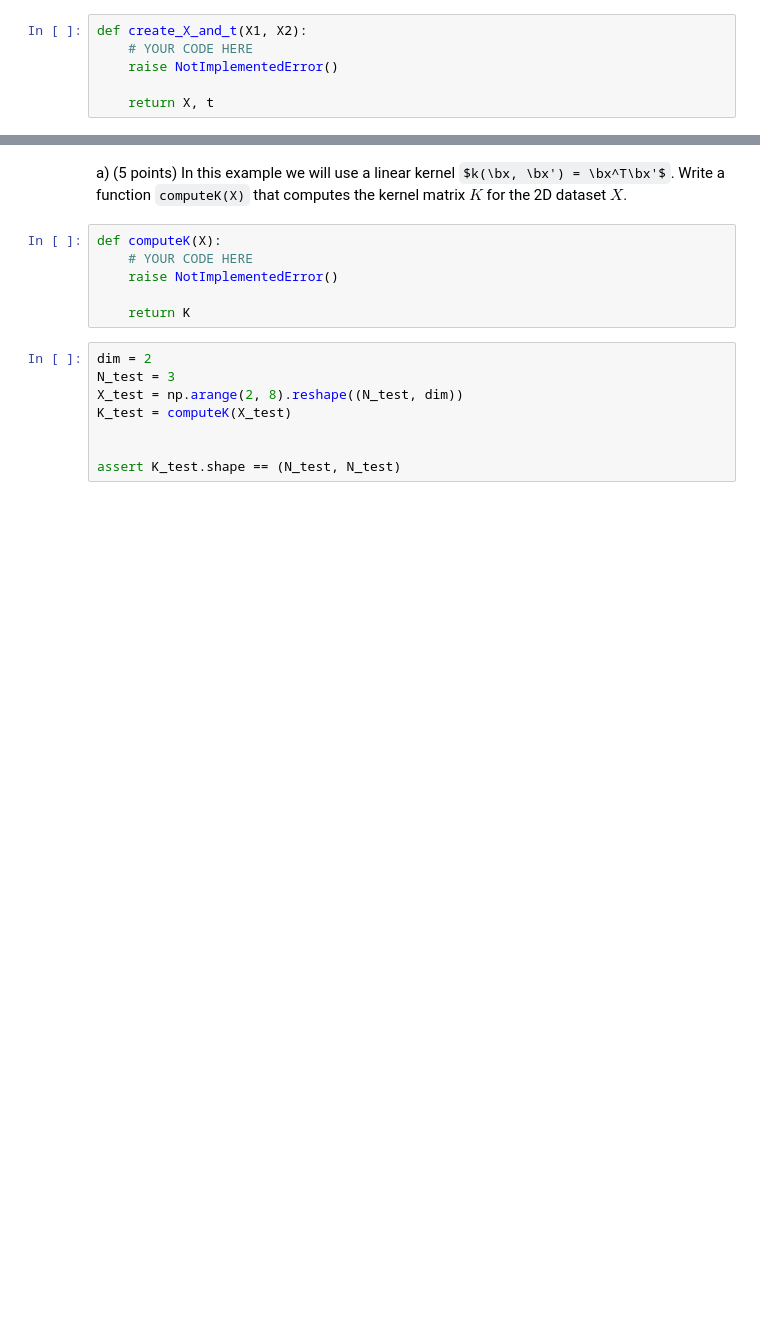
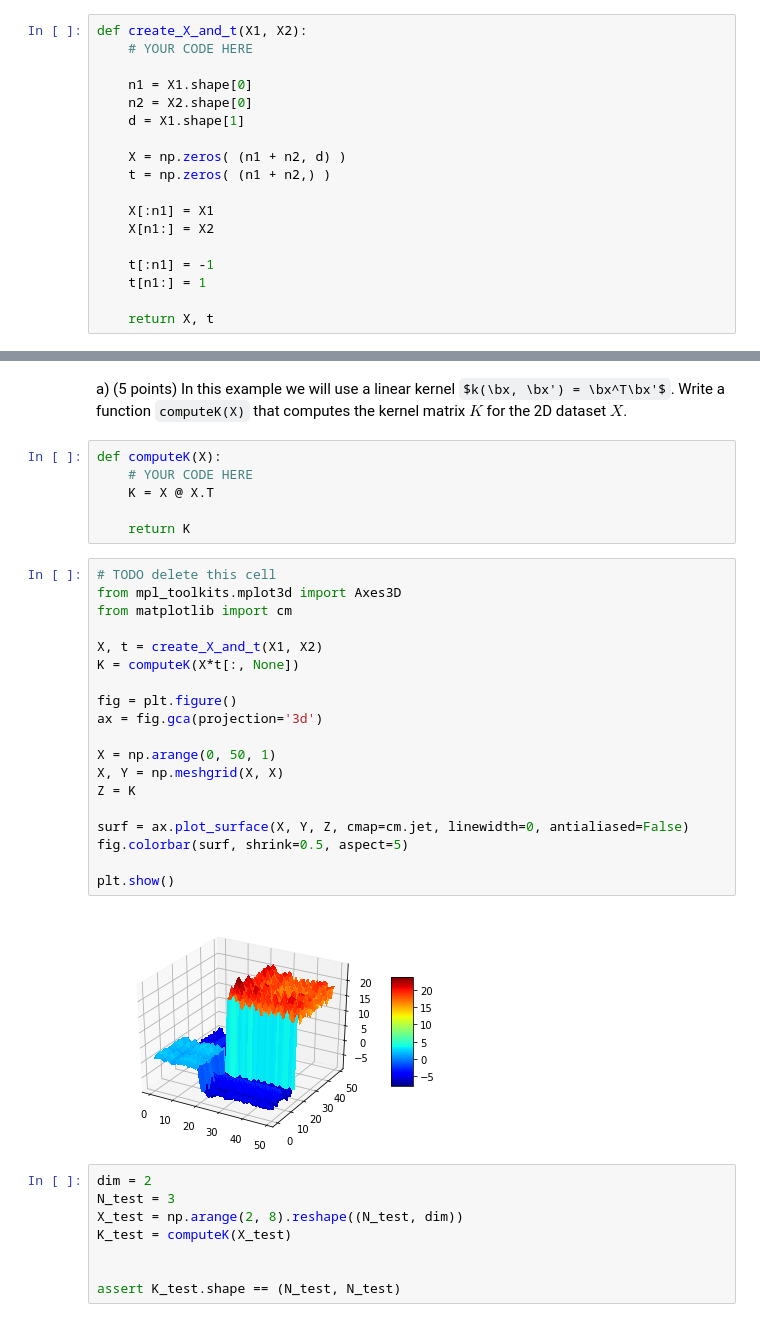
Before and after one commit to Curlykonda/machine-learning-1, a Jupyter notebook: lab3/lab3-wip.ipynb, the cells around one changed output, grey strips where cells are left out. Cells and saved outputs as stored; diff of their text form; some formulas as TeX source; blank space fills up the shorter version.

```diff
--- a/lab3/lab3-wip.ipynb
+++ b/lab3/lab3-wip.ipynb
@@ -379,11 +397,23 @@ raise NotImplementedError()
 # %% [markdown]
 b) (10 points) In the next step we will combine the two datasets X_1, X_2 and generate a vector `t` containing the labels. Write a function `create_X_and_t(X1, X2)` it should return the combined data set X and the corresponding target vector t.
-# %%
-def create_X_and_t(X1, X2):
-    # YOUR CODE HERE
-    raise NotImplementedError()
-
-    return X, t
+# %%
+def create_X_and_t(X1, X2):
+    # YOUR CODE HERE
+
+    n1 = X1.shape[0]
+    n2 = X2.shape[0]
+    d = X1.shape[1]
+
+    X = np.zeros( (n1 + n2, d) )
+    t = np.zeros( (n1 + n2,) )
+
+    X[:n1] = X1
+    X[n1:] = X2
+
+    t[:n1] = -1
+    t[n1:] = 1
+
+    return X, t
 # %%
 ### Test your function
 dim = 2
@@ -430,9 +460,30 @@ a) (5 points) In this example we will use a linear kernel $k(\bx, \bx') = \bx^T\
 # %%
 def computeK(X):
     # YOUR CODE HERE
-    raise NotImplementedError()
+    K = X @ X.T
 
     return K
+# %%
+# TODO delete this cell
+from mpl_toolkits.mplot3d import Axes3D
+from matplotlib import cm
+
+X, t = create_X_and_t(X1, X2)
+K = computeK(X*t[:, None])
+
+fig = plt.figure()
+ax = fig.gca(projection='3d')
+
+X = np.arange(0, 50, 1)
+X, Y = np.meshgrid(X, X)
+Z = K
+
+surf = ax.plot_surface(X, Y, Z, cmap=cm.jet, linewidth=0, antialiased=False)
+fig.colorbar(surf, shrink=0.5, aspect=5)
+
+plt.show()
+# %% [output]
+[figure, added]
 # %%
 dim = 2
 N_test = 3
```
Also changed, not shown: parts of 55 cells of this notebook.
